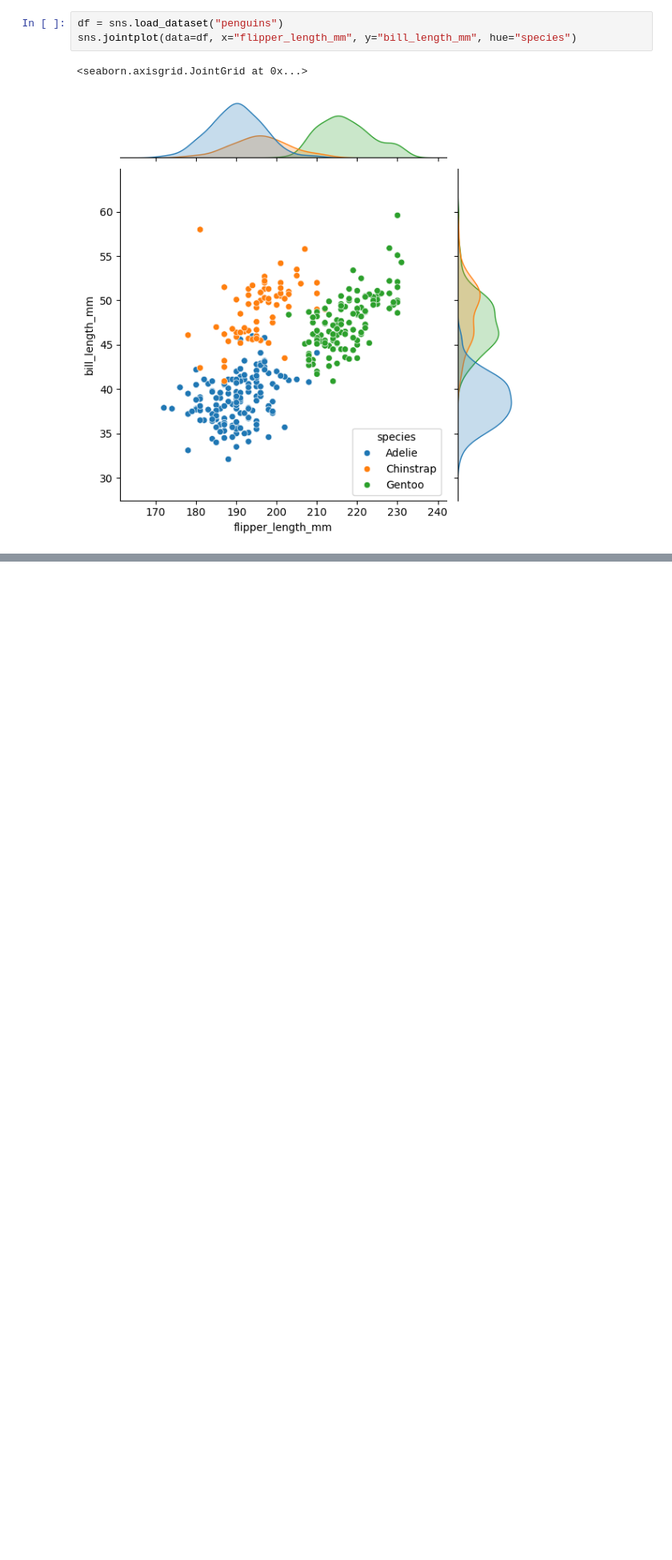
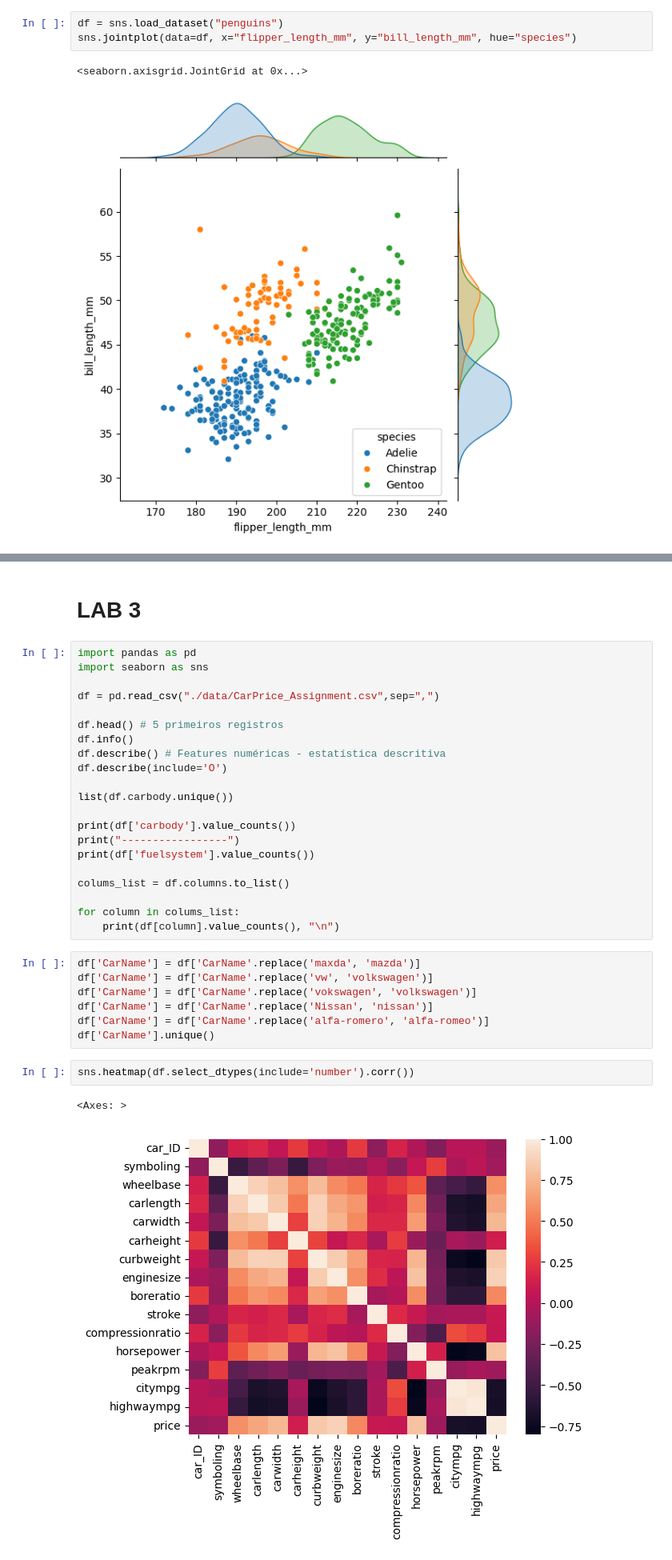
Before and after one commit to Sandro-Pimentel/machine-learning-study, a Jupyter notebook: app.ipynb, the cells around one changed output, grey strips where cells are left out. Shown at 80% size. Drawn from its saved outputs; the diff is of its cells as text; blank space fills up the shorter version.

```diff
--- a/app.ipynb
+++ b/app.ipynb
@@ -35,0 +67,35 @@ sns.jointplot(data=df, x="flipper_length_mm", y="bill_length_mm", hue="species")
+# %% [markdown]
+# LAB 3
+# %%
+import pandas as pd
+import seaborn as sns
+
+df = pd.read_csv("./data/CarPrice_Assignment.csv",sep=",")
+
+df.head() # 5 primeiros registros
+df.info()
+df.describe() # Features numéricas - estatística descritiva
+df.describe(include='O')
+
+list(df.carbody.unique())
+
+print(df['carbody'].value_counts())
+print("-----------------")
+print(df['fuelsystem'].value_counts())
+
+colums_list = df.columns.to_list()
+
+for column in colums_list:
+    print(df[column].value_counts(), "\n")
+# %%
+df['CarName'] = df['CarName'.replace('maxda', 'mazda')]
+df['CarName'] = df['CarName'.replace('vw', 'volkswagen')]
+df['CarName'] = df['CarName'.replace('vokswagen', 'volkswagen')]
+df['CarName'] = df['CarName'.replace('Nissan', 'nissan')]
+df['CarName'] = df['CarName'.replace('alfa-romero', 'alfa-romeo')]
+df['CarName'].unique()
+# %%
+sns.heatmap(df.select_dtypes(include='number').corr())
+# %% [output]
+<Axes: >
+[figure, added]
```
Also changed, not shown: parts of 13 cells of this notebook, 5 other files.
